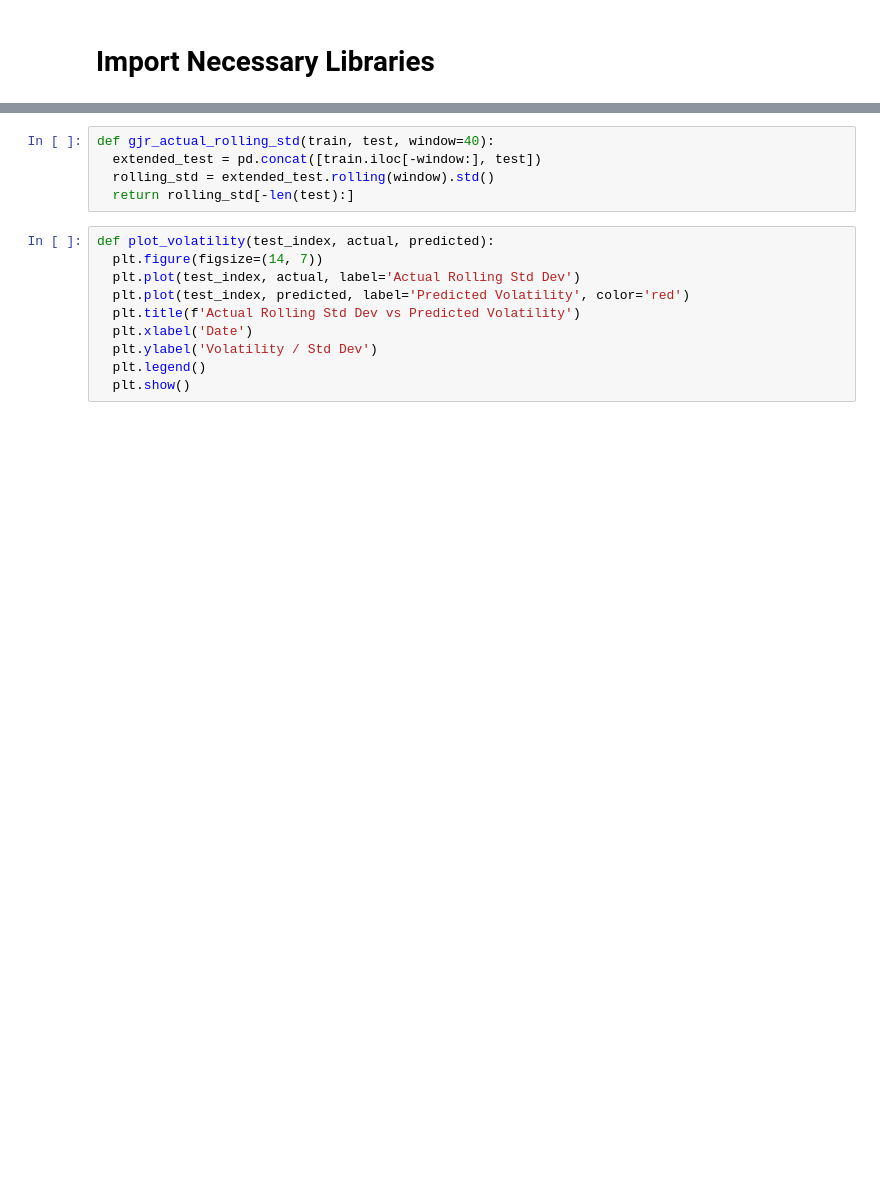
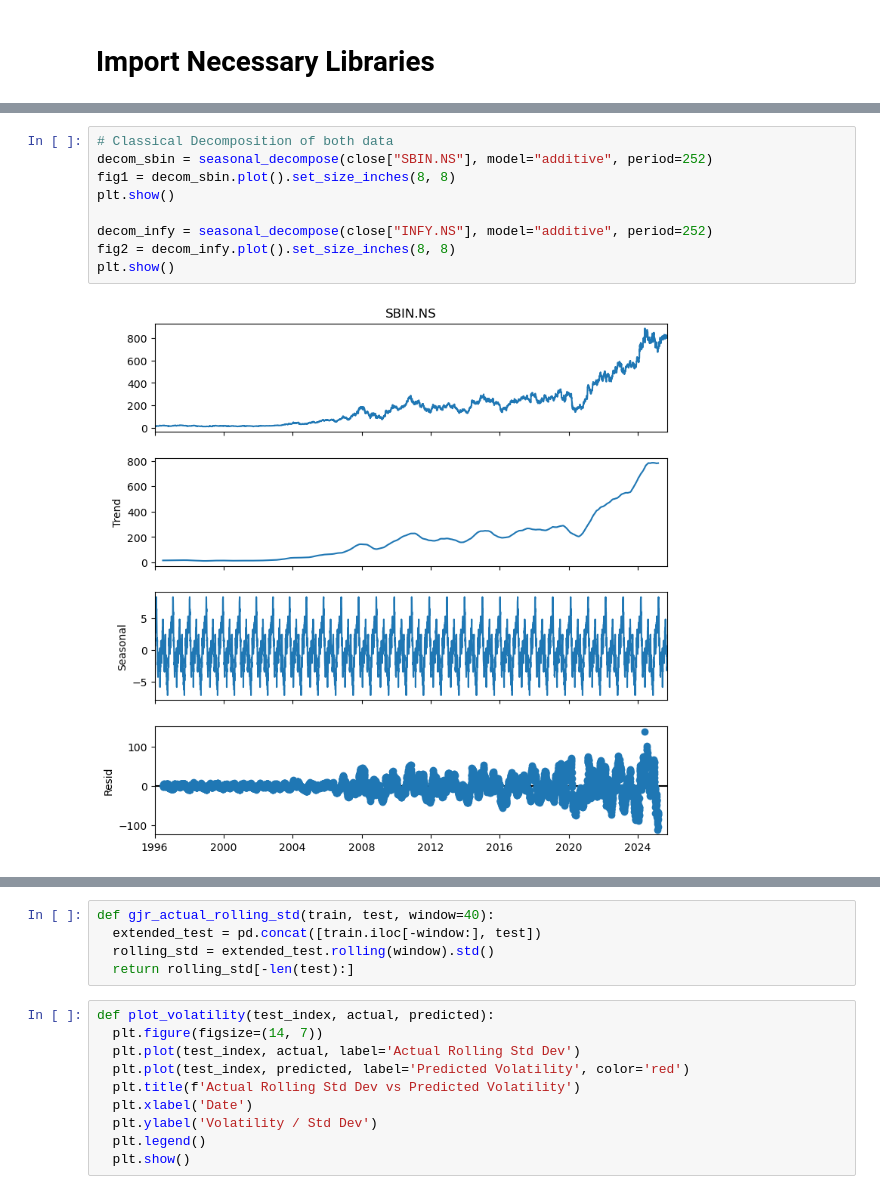
Before and after one commit to dassrikrishna/Tail_Risk_Modelling, a Jupyter notebook: week1/arma_gjr_t_evt.ipynb, the cells around one changed output, grey strips where cells are left out. Saved outputs shown, nothing was run; the diff lists cells and outputs as text; blank space fills up the shorter version.

```diff
--- a/week1/arma_gjr_t_evt.ipynb
+++ b/week1/arma_gjr_t_evt.ipynb
@@ -334,0 +54,11 @@ def gjr_rolling_forecast(arima_model, test):
+# %%
+# Classical Decomposition of both data
+decom_sbin = seasonal_decompose(close["SBIN.NS"], model="additive", period=252)
+fig1 = decom_sbin.plot().set_size_inches(8, 8)
+plt.show()
+
+decom_infy = seasonal_decompose(close["INFY.NS"], model="additive", period=252)
+fig2 = decom_infy.plot().set_size_inches(8, 8)
+plt.show()
+# %% [output]
+[figure, added]
```
Also changed, not shown: parts of 176 cells of this notebook, 2 other files.
